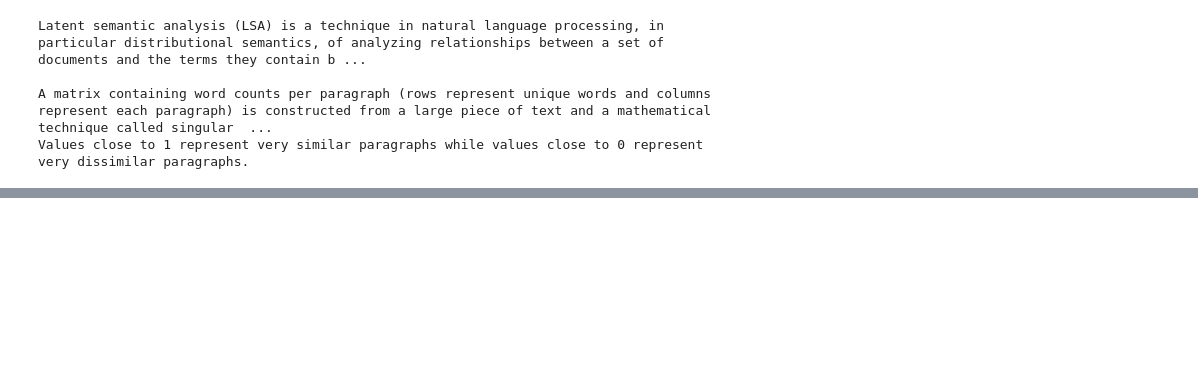
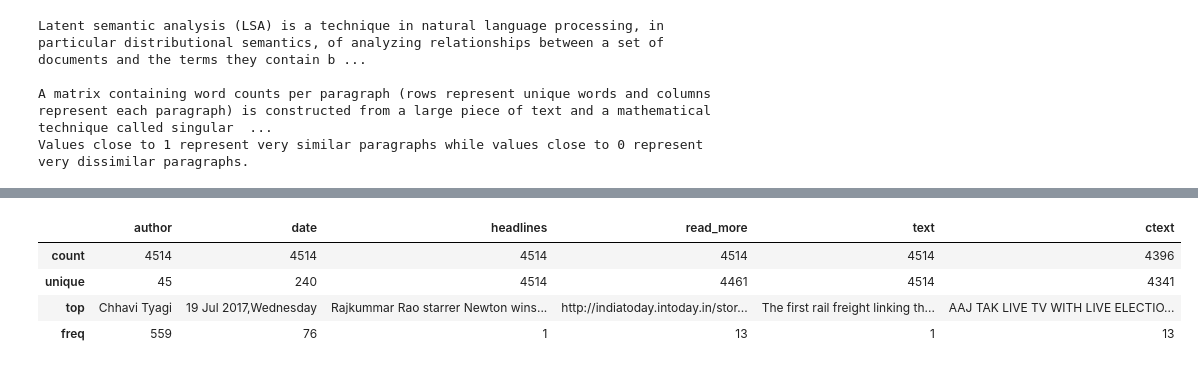
Before and after one commit to Deepak345/OCR-summariser, a Jupyter notebook: lsa.ipynb, the cells around one changed output, grey strips where cells are left out. Saved outputs shown, nothing was run; the diff lists cells and outputs as text; code cells hidden in the pictures; blank space fills up the shorter version.

```diff
--- a/lsa.ipynb
+++ b/lsa.ipynb
@@ -218,0 +241,8 @@ Values close to 1 represent very similar paragraphs while values close to 0 repr
+# %%
+df.describe()
+# %% [output]
+|  | author | date | headlines | read_more | text | ctext |
+| count | 4514 | 4514 | 4514 | 4514 | 4514 | 4396 |
+| unique | 45 | 240 | 4514 | 4461 | 4514 | 4341 |
+| top | Chhavi Tyagi | 19 Jul 2017,Wednesday | Rajkummar Rao starrer Newton wins... | http://indiatoday.intoday.in/stor... | The first rail freight linking th... | AAJ TAK LIVE TV WITH LIVE ELECTIO... |
+| freq | 559 | 76 | 1 | 13 | 1 | 13 |
```
Also changed, not shown: parts of 44 cells of this notebook.
